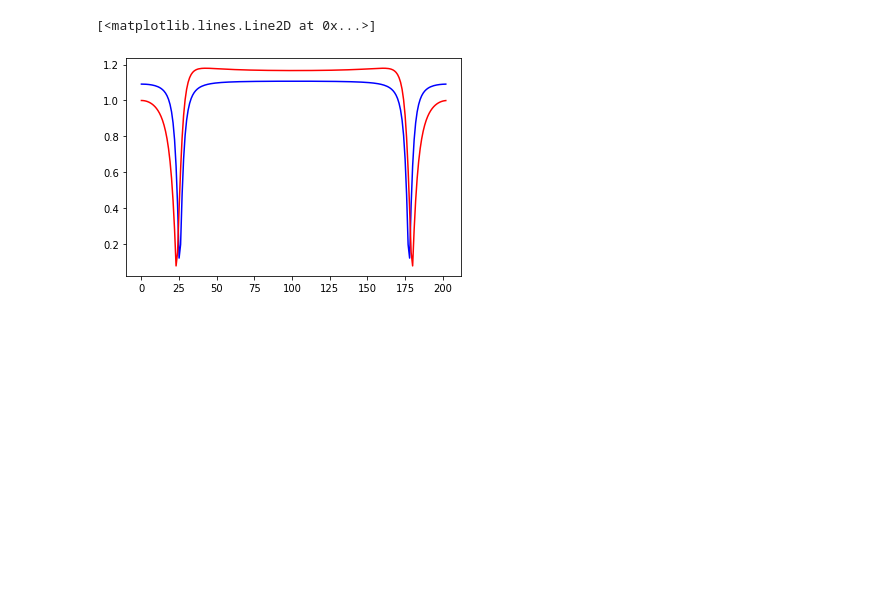
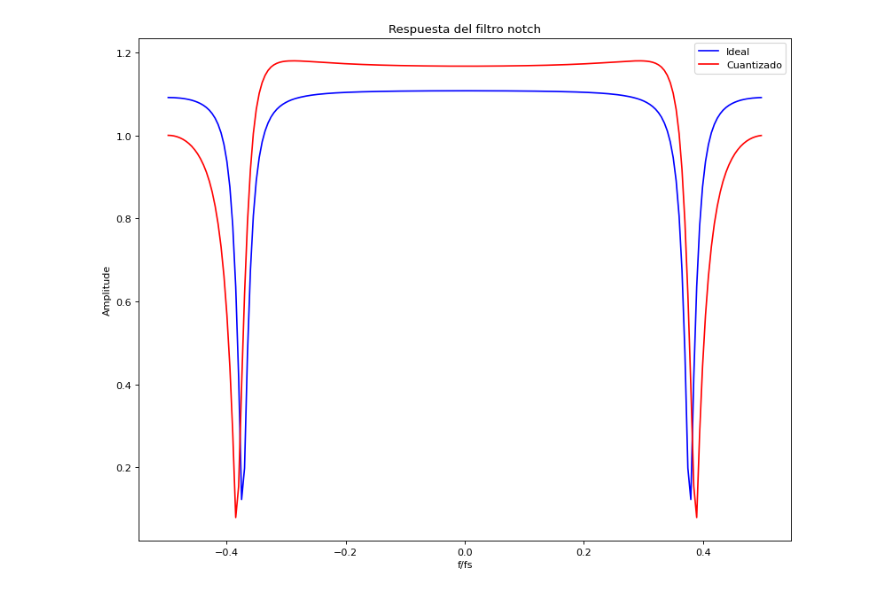
Before and after one commit to enriquezmartin/pes-utn-fra, a Jupyter notebook: python-notebooks/1-quantization/0-quantization.ipynb, the cells around one changed output. Saved outputs shown, nothing was run; the diff lists cells and outputs as text; code cells hidden in the pictures; blank space fills up the shorter version.

```diff
--- a/python-notebooks/1-quantization/0-quantization.ipynb
+++ b/python-notebooks/1-quantization/0-quantization.ipynb
@@ -118,38 +118,56 @@ plt.show()
 out=(audio_ch+noise)/np.max(np.abs(audio_ch+noise))
 scipy.io.wavfile.write('out_with_noise.wav',Fs,out)
 # %%
+from scipy.fftpack import fftshift, fftfreq
+
 h = np.array([1, -1.414, 1,1.273,-0.81])
 qformat = {'signed': True, 'm': 2, 'n': 2}
 h_fxv = arrayFixedPoint(h, qformat)
 
 
 def notch_filter_ideal (signal):
     zeros = np.zeros(2)
     x = np.concatenate((zeros,signal), axis=0)
     y = np.zeros(len(signal)+2)
     for i in range (len(signal)):
         n = i+2 # Solo para facilitar la escritura
         #y[n] = h_fxv[0] * x[n] + h_fxv[1]* x[n-1] + h_fxv[2] * x[n-2] + h_fxv[3] * y[n-1] + h_fxv[4] * y[n-2]
         y[n] = h[0] * x[n] + h[1]* x[n-1] + h[2] * x[n-2] + h[3] * y[n-1] + h[4] * y[n-2]
     return y
 
 def notch_filter_quant (signal):
     zeros = np.zeros(2)
     x = np.concatenate((zeros,signal), axis=0)
     y = np.zeros(len(signal)+2)
     for i in range (len(signal)):
         n = i+2 # Solo para facilitar la escritura
         y[n] = h_fxv[0] * x[n] + h_fxv[1]* x[n-1] + h_fxv[2] * x[n-2] + h_fxv[3] * y[n-1] + h_fxv[4] * y[n-2]
     return y
 
 
 zeros = np.zeros(100)
 ones = np.ones(1)
 dirac = np.concatenate((zeros,ones,zeros),axis=0)
-plt.plot(abs(fft(notch_filter_ideal(dirac))),'b')
-plt.plot(abs(fft(notch_filter_quant(dirac))),'r')
+#plt.plot(abs(fft(notch_filter_ideal(dirac))),'b')
+#plt.plot(abs(fft(notch_filter_quant(dirac))),'r')
+
+fig, ax = plt.subplots(num=None, figsize=(10, 8), dpi=80)
+
+ideal = notch_filter_ideal(dirac)
+quant = notch_filter_quant(dirac)
+freq = fftshift(fftfreq(ideal.size))
+
+#fig = plt.figure(num=None, figsize=(10, 8), dpi=80)
+ax.set_title('Respuesta del filtro notch')
+#ax1 = fig.add_subplot(111)
+ax.plot(freq, abs(fft(ideal)), 'b', label="Ideal")
+ax.set_ylabel('Amplitude')
+ax.set_xlabel('f/fs')
+ax.plot(freq,abs(fft(quant)), 'r', label="Cuantizado")
+ax.legend()
+
+fig.tight_layout()
 # %% [output]
-[<matplotlib.lines.Line2D at 0x...>]
-[figure, old version]
+[figure, new version]
 # %%
 out2= notch_filter_quant(audio_ch+noise)
```
Also changed, not shown: parts of 3 cells of this notebook, 10 other files.
